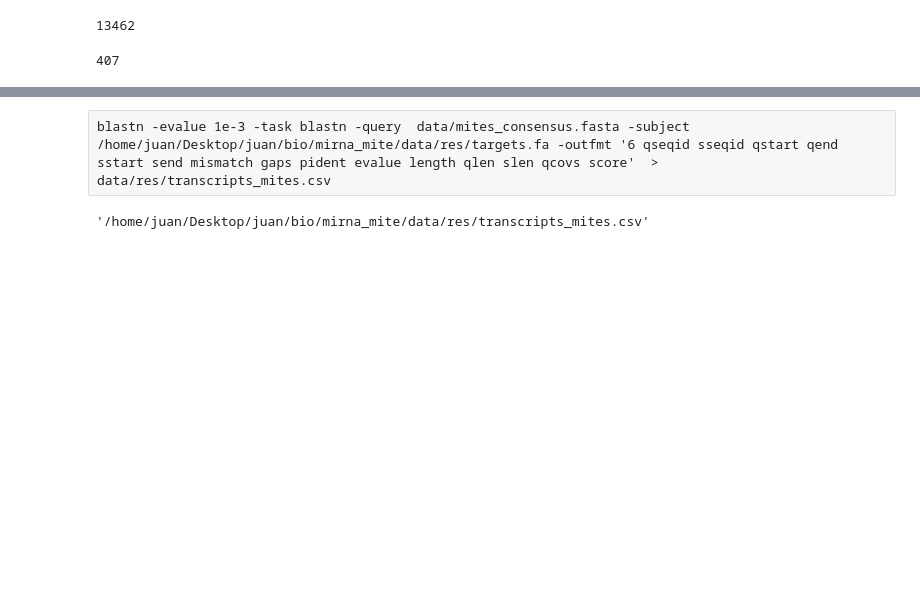
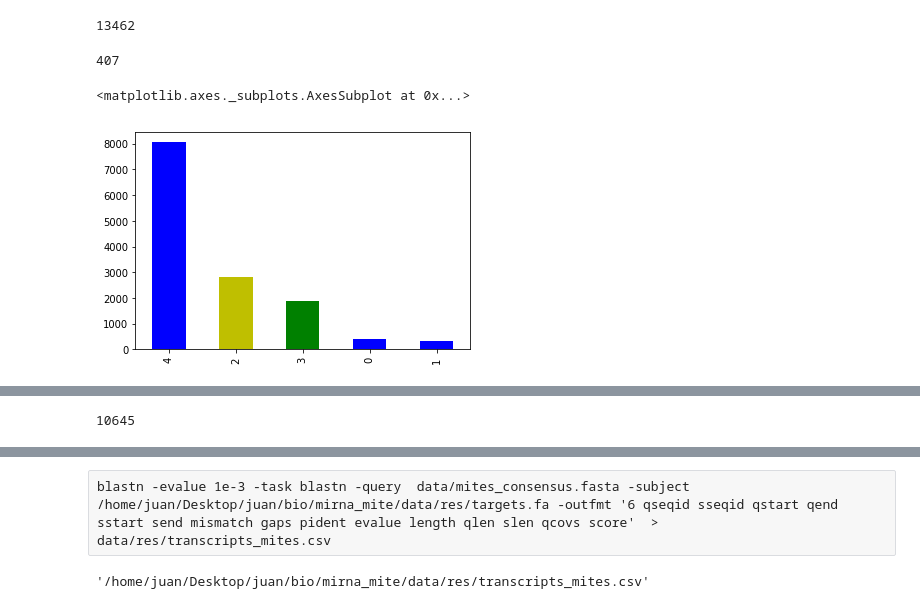
Before and after one commit to juancresc/mirna_mite, a Jupyter notebook: 2_analysis/2_cleavage.ipynb, the cells around one changed output, grey strips where cells are left out. Drawn from its saved outputs; the diff is of its cells as text; code cells hidden in the pictures; blank space fills up the shorter version.

```diff
--- a/2_analysis/2_cleavage.ipynb
+++ b/2_analysis/2_cleavage.ipynb
@@ -37,9 +40,27 @@ print(len(df.index))
 print(len(df[df.DegradomeCategory == 0].index))
 # %% [output]
 407
+# %%
+df.DegradomeCategory.value_counts().plot('bar',color=['b','y','g'])
+x_offset = -0.07
+y_offset = 0.15
+ax.yaxis.set_major_locator(MaxNLocator(integer=True))
+
+for p in ax.patches:
+    b = p.get_bbox()
+    val = int(b.y1)
+    ax.annotate(val, ((b.x0 + b.x1)/2 + x_offset, b.y1 + y_offset))
+ax
+# %% [output]
+<matplotlib.axes._subplots.AxesSubplot at 0x...>
+[figure, added]
 # %%
 df.head(2)
 # %% [output]
 |  | SiteID | Query | Transcript | TStart | TStop | TSlice | MFEperfect | MFEsite | MFEratio | AllenScore | ... |
 | 0 | TraesCS1A02G000300.1:66 | sun_all_Cluster_118867_6B_2140304... | TraesCS1A02G000300.1 | 54 | 75 | 66 | -43.6 | -28.4 | 0.651376 | 9.0 | ... |
 | 1 | TraesCS1A02G000400.1:1381 | sun_all_Cluster_118867_6B_2140304... | TraesCS1A02G000400.1 | 1369 | 1390 | 1381 | -43.6 | -28.4 | 0.651376 | 9.0 | ... |
+# %%
+df.Transcript.nunique()
+# %% [output]
+10645
```
Also changed, not shown: parts of 22 cells of this notebook, 8 other files.
